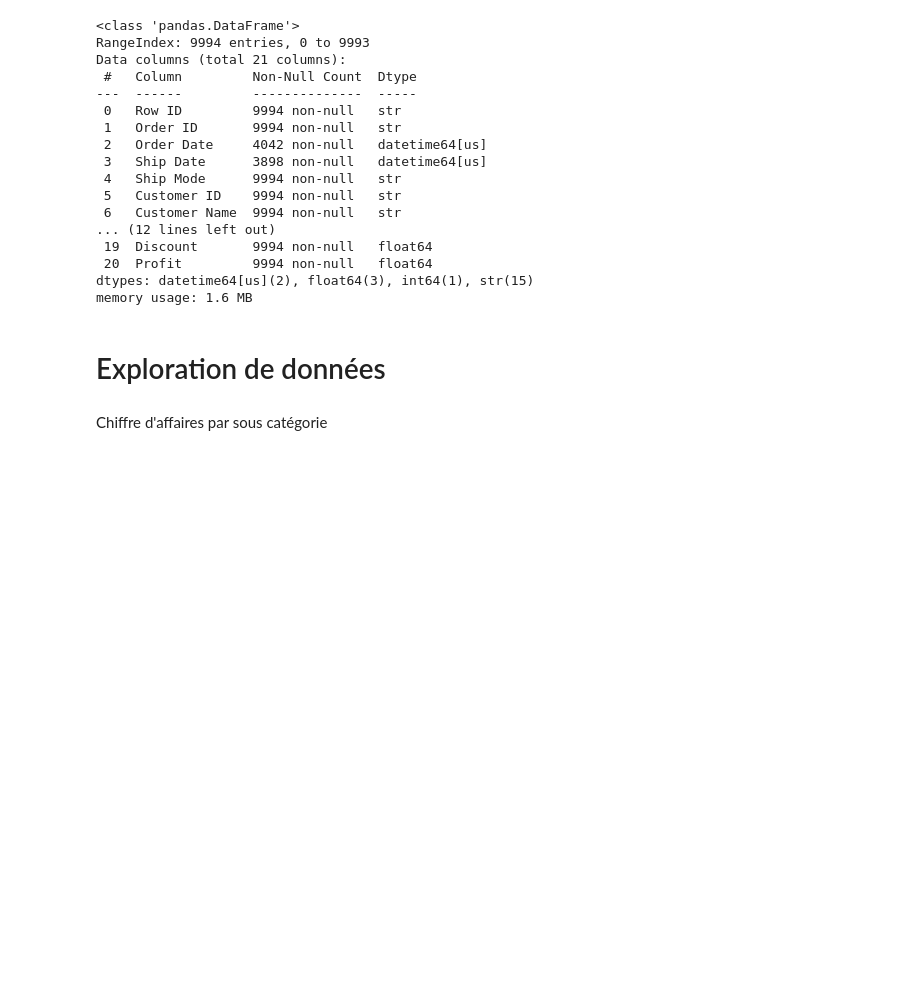
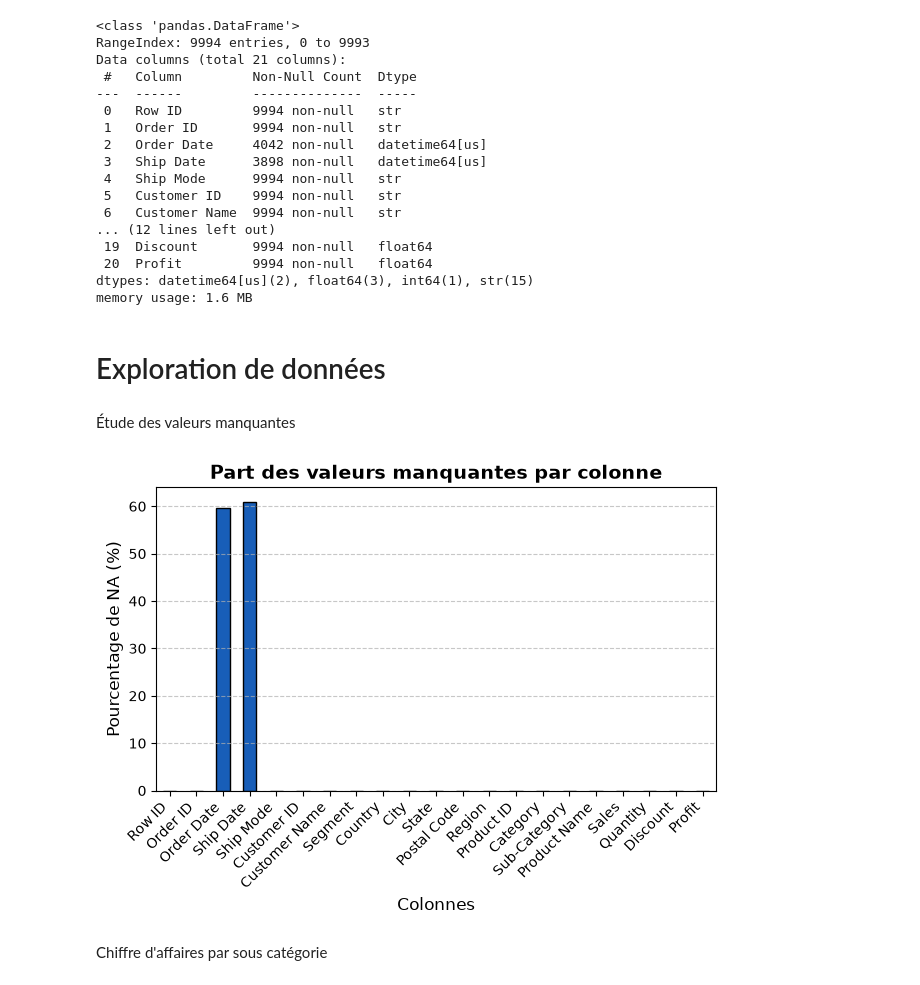
Before and after one commit to Oscar-Cnam/projet_openpyxl_superstore, a Jupyter notebook: notebooks/notebook.ipynb, the cells around one changed output. Cells and saved outputs as stored; diff of their text form; code cells hidden in the pictures; blank space fills up the shorter version.

Commit message:
Ajout d'un graphique dans l'EDA

```diff
--- a/notebooks/notebook.ipynb
+++ b/notebooks/notebook.ipynb
@@ -94,6 +94,26 @@ dtypes: datetime64[us](2), float64(3), int64(1), str(15)
 memory usage: 1.6 MB
 # %% [markdown]
 # Exploration de données
+# %% [markdown]
+Étude des valeurs manquantes
+# %%
+nbr_na_par_colonne = (dataset.isna().sum() / len(dataset)) * 100
+# %%
+# Création du graphique
+nbr_na_par_colonne.plot(kind='bar', color='#185EB8', edgecolor='black')
+
+# Personnaliser le graphique
+plt.title('Part des valeurs manquantes par colonne', fontsize=14, fontweight='bold')
+plt.ylabel('Pourcentage de NA (%)', fontsize=12)
+plt.xlabel('Colonnes', fontsize=12)
+plt.xticks(rotation=45, ha='right')
+plt.grid(axis='y', linestyle='--', alpha=0.7)
+plt.tight_layout()
+
+# Affichage
+plt.show()
+# %% [output]
+[figure, added]
 # %% [markdown]
 Chiffre d'affaires par sous catégorie
 # %%
```
